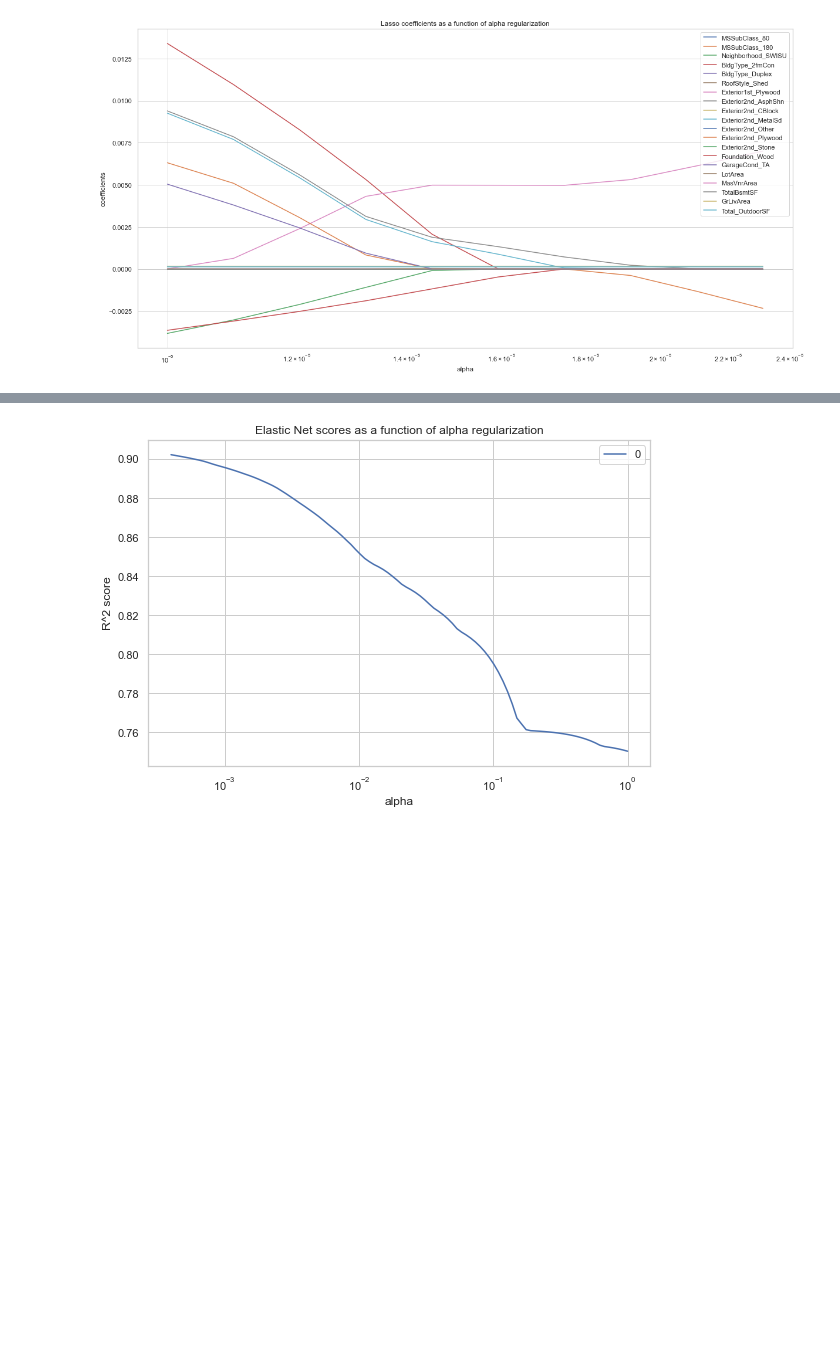
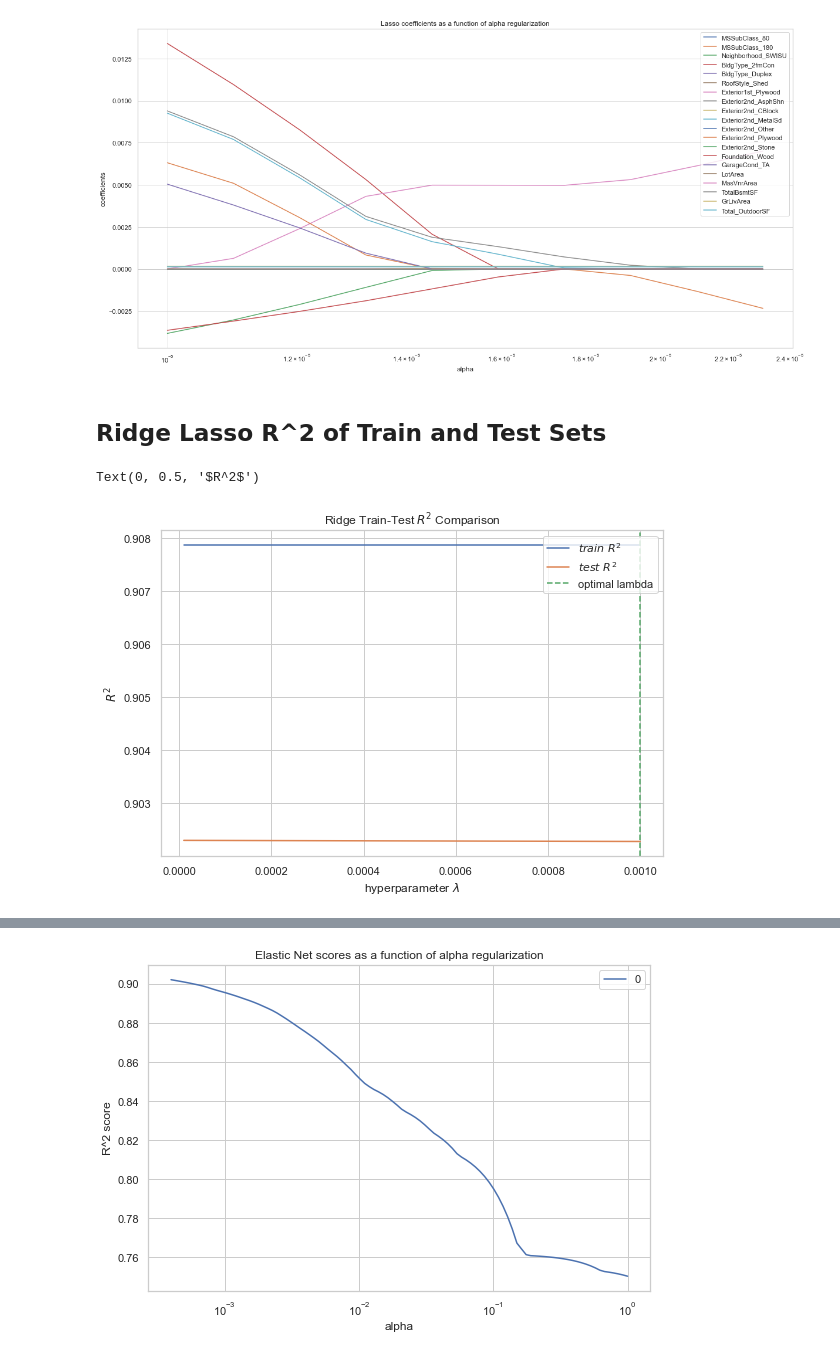
Before and after one commit to mwc201/Housing_Price_Prediction, a Jupyter notebook: ML_Models_RKedit2.ipynb, the cells around one changed output, grey strips where cells are left out. Drawn from its saved outputs; the diff is of its cells as text; code cells hidden in the pictures; blank space fills up the shorter version.

```diff
--- a/ML_Models_RKedit.ipynb
+++ b/ML_Models_RKedit2.ipynb
@@ -585,3 +667,40 @@ axes.set_ylabel('coefficients')
 plt.show()
 # %% [output]
 [figure]
+# %% [markdown]
+## Ridge Lasso R^2 of Train and Test Sets
+# %%
+ridge.set_params(normalize=True)
+lasso.set_params(normalize=True)
+ridge_scores_train = []
+lasso_scores_train = []
+ridge_scores_test = []
+lasso_scores_test = []
+alphas = np.logspace(-5, -3, 100)
+for alpha in alphas:
+    ridge.set_params(alpha=alphas)
+    lasso.set_params(alpha=alpha)
+    ridge.fit(X_train, y_train)
+    lasso.fit(X_train, y_train)
+    ridge_scores_train.append(ridge.score(X_train, y_train))
+    ridge_scores_test.append(ridge.score(X_test, y_test))
+    lasso_scores_train.append(lasso.score(X_train, y_train))
+    lasso_scores_test.append(lasso.score(X_test, y_test))
+ridge_scores_train = np.array(ridge_scores_train)
+ridge_scores_test = np.array(ridge_scores_test)
+lasso_scores_train = np.array(lasso_scores_train)
+lasso_scores_test = np.array(lasso_scores_test)
+# %%
+plt.plot(alphas, ridge_scores_train, label=r'$train\ R^2$')
+plt.plot(alphas, ridge_scores_test, label=r'$test\ R^2$')
+plt.legend(loc=1)
+plt.title(r'Ridge Train-Test $R^2$ Comparison')
+ridge_underfit = ridge_scores_train > ridge_scores_test
+last_underfit = np.max(alphas[ridge_underfit])
+plt.axvline(last_underfit, linestyle='--', color='g', label='optimal lambda')
+plt.legend(loc=1)
+plt.xlabel(r'hyperparameter $\lambda$')
+plt.ylabel(r'$R^2$')
+# %% [output]
+Text(0, 0.5, '$R^2$')
+[figure, added]
```
Also changed, not shown: parts of 29 cells of this notebook.
